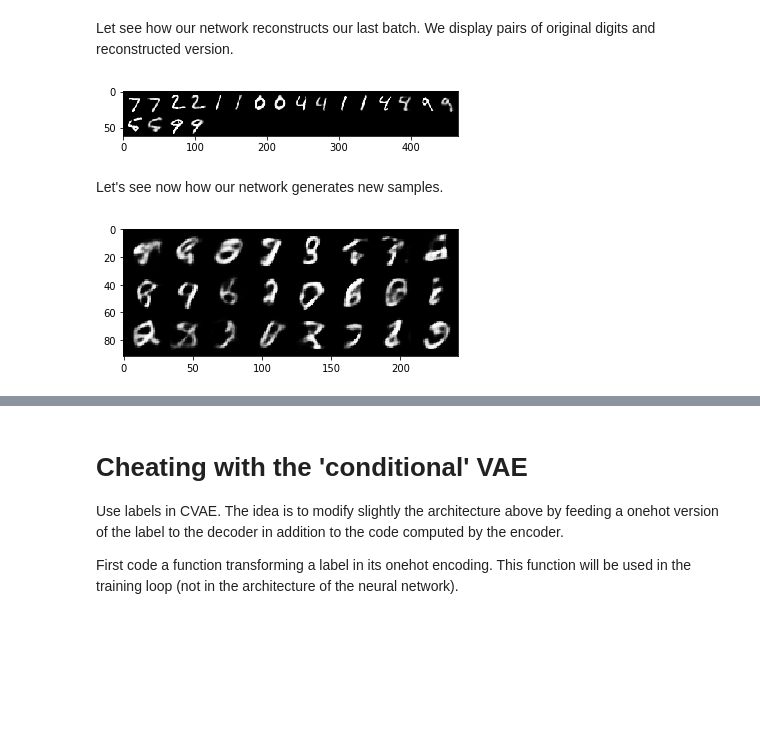
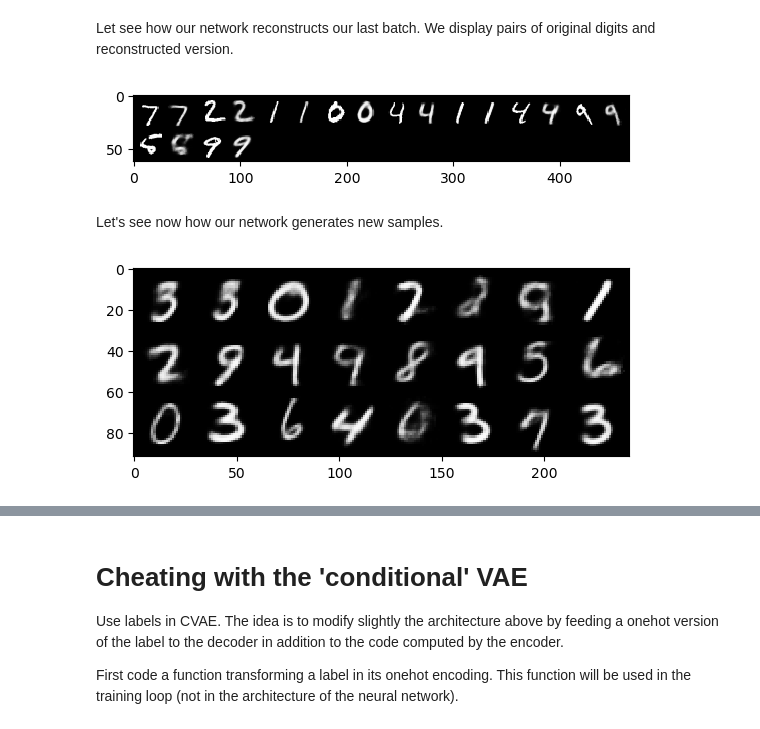
Before and after one commit to alephpi/student, a Jupyter notebook: Capstone_VAE_MNIST.ipynb, the cells around one changed output, grey strips where cells are left out. Cells and saved outputs as stored; diff of their text form; code cells hidden in the pictures; blank space fills up the shorter version.

Commit message:
chore: finish vanilla vae part

```diff
--- a/Capstone_VAE_MNIST.ipynb
+++ b/Capstone_VAE_MNIST.ipynb
@@ -36,8 +32,9 @@ dataset = torchvision.datasets.MNIST(root=data_dir,
 # Data loader
 data_loader = torch.utils.data.DataLoader(dataset=dataset,
                                           batch_size=batch_size,
-                                          shuffle=True)
+                                          shuffle=True,
+                                          num_workers = 8)
 
 test_loader = torch.utils.data.DataLoader(
     torchvision.datasets.MNIST(data_dir, train=False, download=True, transform=transforms.ToTensor()),
-    batch_size=10, shuffle=False)
+    batch_size=10, shuffle=False, num_workers= 8)
@@ -163,0 +48,13 @@ Epoch[15/15], Step [460/469], Reconst Loss: 84.7599, KL Div: 25.9664
+# %%
+import torch
+from models.vae import VanillaVAE
+from models.vae_lightning import VAELit
+
+# vae = VanillaVAE(in_channels=image_size, hidden_dims=[400])
+vae = VanillaVAE(in_channels=image_size, hidden_dims=[1000, 500, 250], latent_dim=30)
+try:
+	vae_lit = VAELit.load_from_checkpoint(model=vae, checkpoint_path='./lightning_logs/version_1/checkpoints/epoch=14-step=7035.ckpt')
+	print('checkpoint loaded')
+except:
+	vae_lit = VAELit(model=vae)
+	print('new model built')
@@ -163,0 +83,7 @@ Epoch[15/15], Step [460/469], Reconst Loss: 84.7599, KL Div: 25.9664
+# %%
+import pytorch_lightning as pl
+trainer = pl.Trainer(max_epochs=num_epochs,
+											accelerator='gpu',
+											devices=1,
+											enable_progress_bar=True,
+                      )
@@ -163,0 +95,2 @@ Epoch[15/15], Step [460/469], Reconst Loss: 84.7599, KL Div: 25.9664
+# %%
+trainer.fit(vae_lit, train_dataloaders=data_loader)
@@ -164,12 +109,12 @@ Epoch[15/15], Step [460/469], Reconst Loss: 84.7599, KL Div: 25.9664
 # %% [markdown]
 Let see how our network reconstructs our last batch. We display pairs of original digits and reconstructed version.
 # %%
-plot_reconstruction(model, test_loader)
+plot_reconstruction(vae_lit.model, test_loader)
 # %% [output]
-[figure, old version]
+[figure, new version]
 # %% [markdown]
 Let's see now how our network generates new samples.
 # %%
-plot_generation(model)
+plot_generation(vae_lit.model)
 # %% [output]
-[figure, old version]
+[figure, new version]
```
Also changed, not shown: parts of 14 cells of this notebook, 3 other files.
